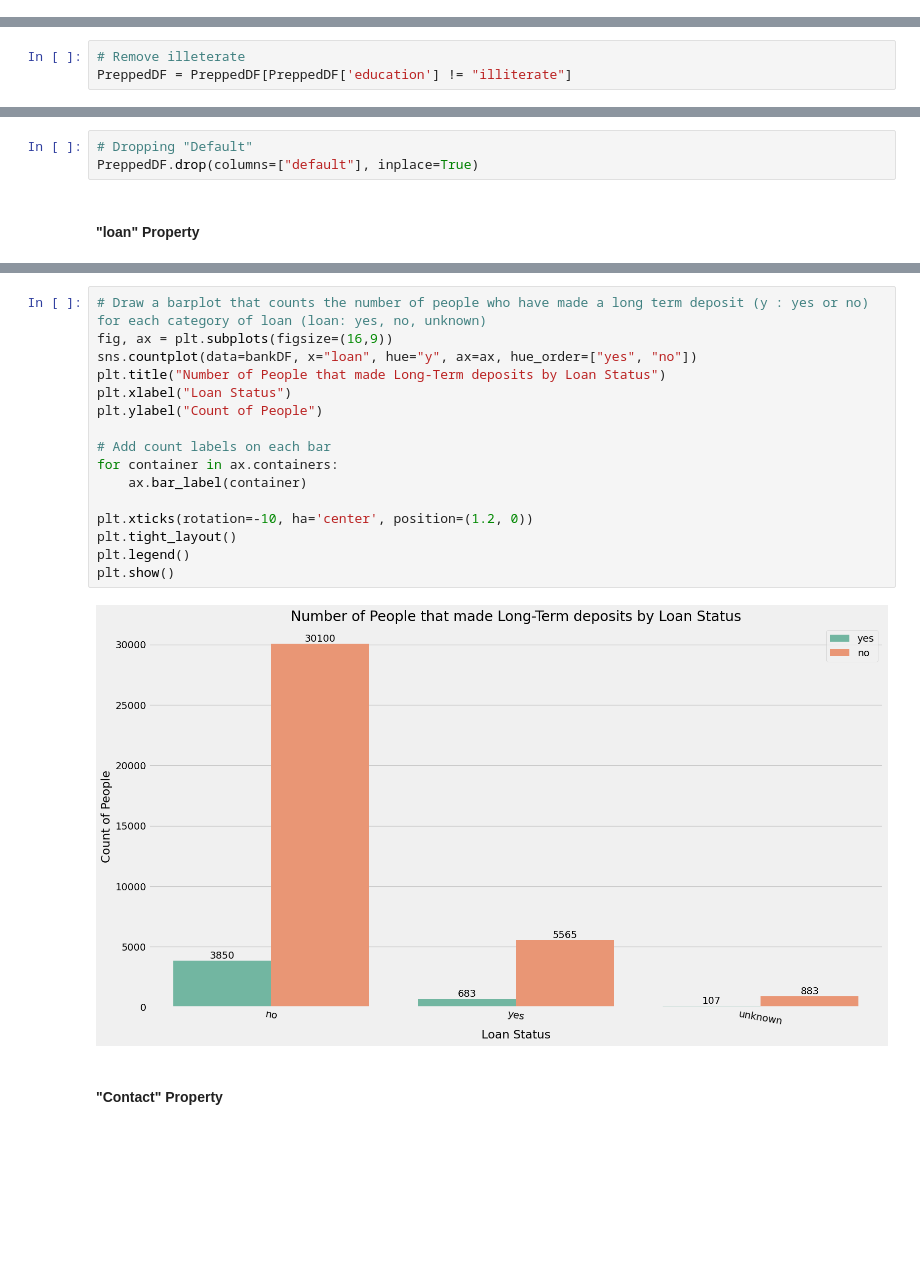
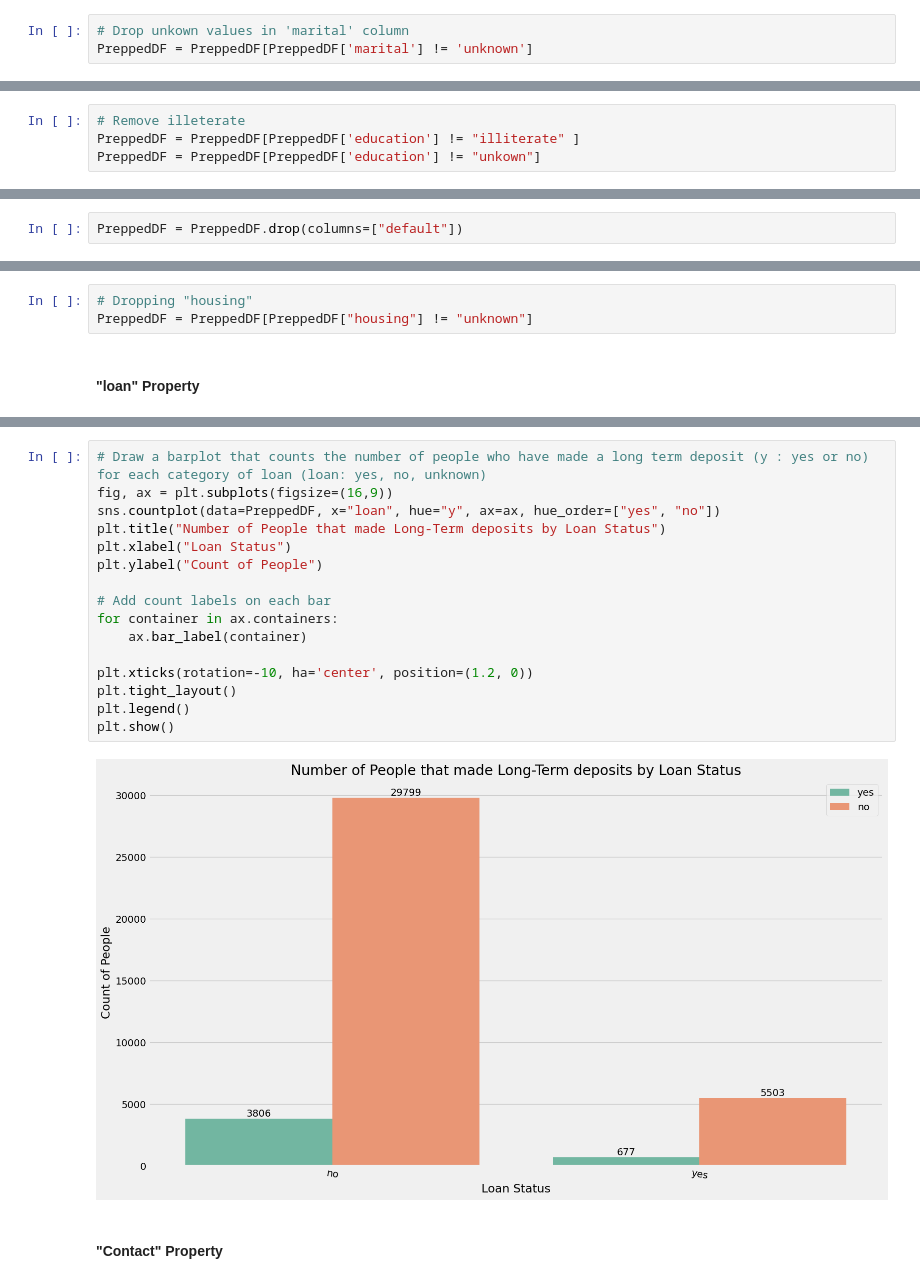
Before and after one commit to n0th1ng999/MINDD-TP1, a Jupyter notebook: EDA.ipynb, the cells around one changed output, grey strips where cells are left out. Cells and saved outputs as stored; diff of their text form; blank space fills up the shorter version.

```diff
--- a/EDA.ipynb
+++ b/EDA.ipynb
@@ -510,6 +491,9 @@ plt.tight_layout()
 plt.show()
 # %% [output]
 [figure]
+# %%
+# Drop unkown values in 'marital' column
+PreppedDF = PreppedDF[PreppedDF['marital'] != 'unknown']
 # %% [markdown]
 #### "education" Property
 Education level a person has.
@@ -621,7 +605,8 @@ plt.show()
 [figure]
 # %%
 # Remove illeterate
-PreppedDF = PreppedDF[PreppedDF['education'] != "illiterate"]
+PreppedDF = PreppedDF[PreppedDF['education'] != "illiterate" ]
+PreppedDF = PreppedDF[PreppedDF['education'] != "unkown"]
 # %%
 def reassign_category_keeping_class_balance(dataFrame : pd.DataFrame , column : str, unwanted : str) -> pd.Series:
     # Filter the wanted properties
@@ -736,6 +721,8 @@ plt.legend()
 plt.show()
 # %% [output]
 [figure]
+# %%
+PreppedDF = PreppedDF.drop(columns=["default"])
 # %% [markdown]
 #### "housing" Property
 
@@ -840,6 +827,6 @@ plt.show()
 # %%
-# Dropping "Default"
-PreppedDF.drop(columns=["default"], inplace=True)
+# Dropping "housing"
+PreppedDF = PreppedDF[PreppedDF["housing"] != "unknown"]
 # %% [markdown]
 #### "loan" Property
 # %%
@@ -921,21 +907,21 @@ plt.show()
 # %%
 # Draw a barplot that counts the number of people who have made a long term deposit (y : yes or no) for each category of loan (loan: yes, no, unknown)
 fig, ax = plt.subplots(figsize=(16,9))
-sns.countplot(data=bankDF, x="loan", hue="y", ax=ax, hue_order=["yes", "no"])
+sns.countplot(data=PreppedDF, x="loan", hue="y", ax=ax, hue_order=["yes", "no"])
 plt.title("Number of People that made Long-Term deposits by Loan Status")
 plt.xlabel("Loan Status")
 plt.ylabel("Count of People")
 
 # Add count labels on each bar
 for container in ax.containers:
     ax.bar_label(container)
 
 plt.xticks(rotation=-10, ha='center', position=(1.2, 0))
 plt.tight_layout()
 plt.legend()
 plt.show()
 # %% [output]
-[figure, old version]
+[figure, new version]
 # %% [markdown]
 #### "Contact" Property
 # %%
```
Also changed, not shown: parts of 82 cells of this notebook.
